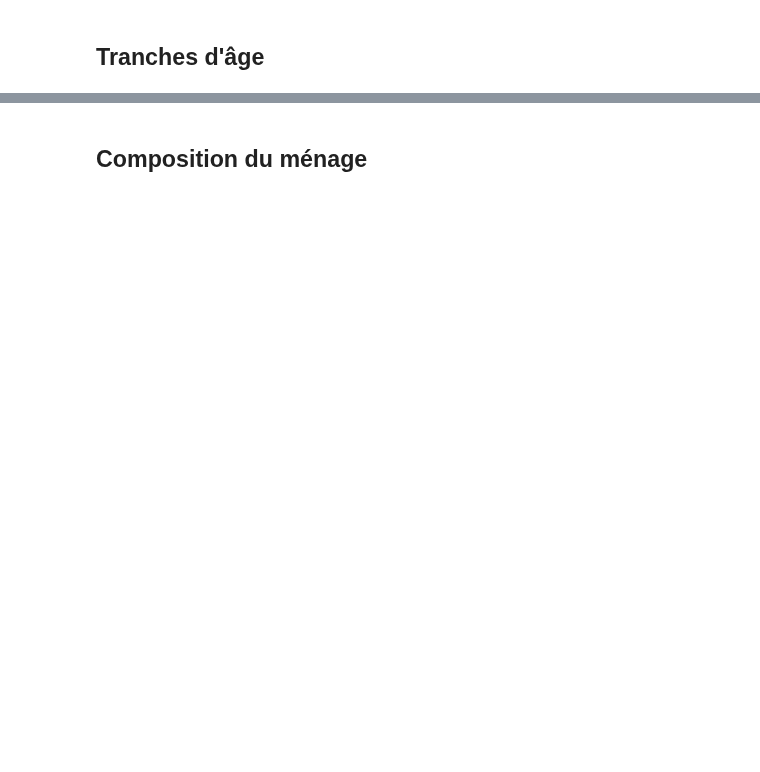
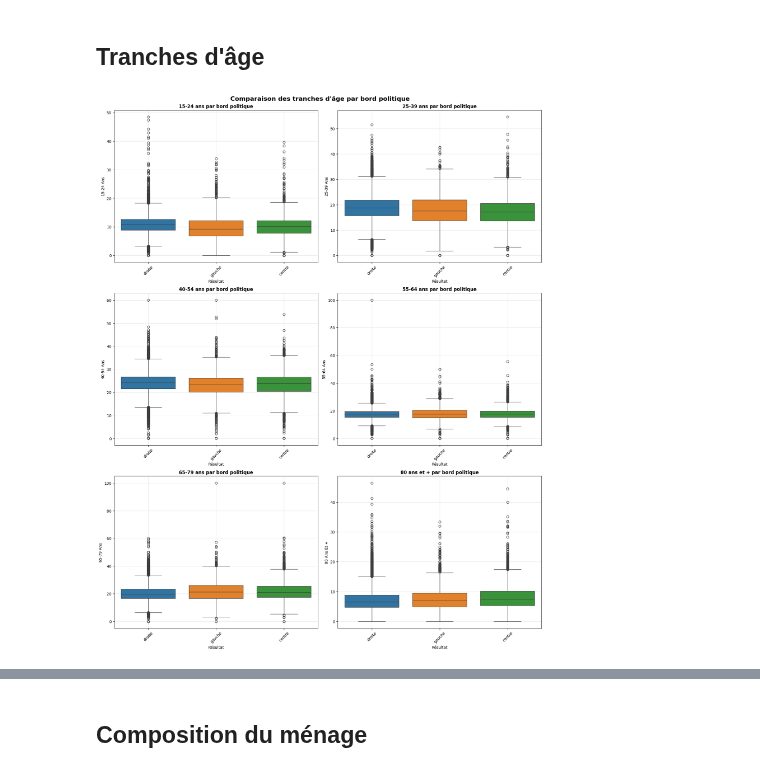
Before and after one commit to AlexandreCrestien/political-prediction, a Jupyter notebook: eda/eda_v2.ipynb, the cells around one changed output, grey strips where cells are left out. Drawn from its saved outputs; the diff is of its cells as text; code cells hidden in the pictures; blank space fills up the shorter version.

```diff
--- a/eda/eda_v2.ipynb
+++ b/eda/eda_v2.ipynb
@@ -196,2 +233,33 @@ plt.show()
 # %% [markdown]
 ## Tranches d'âge
+# %%
+df_age = df[['Résultat', '15-24 ans', '25-39 ans', '40-54 ans', '55-64 ans', '65-79 ans', '80 ans et +']]
+
+fig, axes = plt.subplots(3, 2, figsize=(16, 20), layout="constrained")
+fig.suptitle('Comparaison des tranches d\'âge par bord politique', fontsize=16, fontweight='bold')
+
+comparisons = [
+    ('15-24 ans', '15-24 ans par bord politique'),
+    ('25-39 ans', '25-39 ans par bord politique'),
+    ('40-54 ans', '40-54 ans par bord politique'),
+    ('55-64 ans', '55-64 ans par bord politique'),
+    ('65-79 ans', '65-79 ans par bord politique'),
+    ('80 ans et +', '80 ans et + par bord politique')
+]
+
+for i, (var, title) in enumerate(comparisons):
+    row, col = i // 2, i % 2
+    ax = axes[row, col]
+
+    sns.boxplot(data=df_age, x='Résultat', y=var, ax=ax,
+                hue='Résultat', showfliers=True)
+
+    ax.set_title(title, fontweight='bold')
+    ax.set_xlabel('Résultat'.title())
+    ax.set_ylabel(var.title())
+    ax.tick_params(axis='x', rotation=45)
+    ax.grid(True, alpha=0.3)
+
+plt.show()
+# %% [output]
+[figure, added]
```
Also changed, not shown: parts of 15 cells of this notebook.
